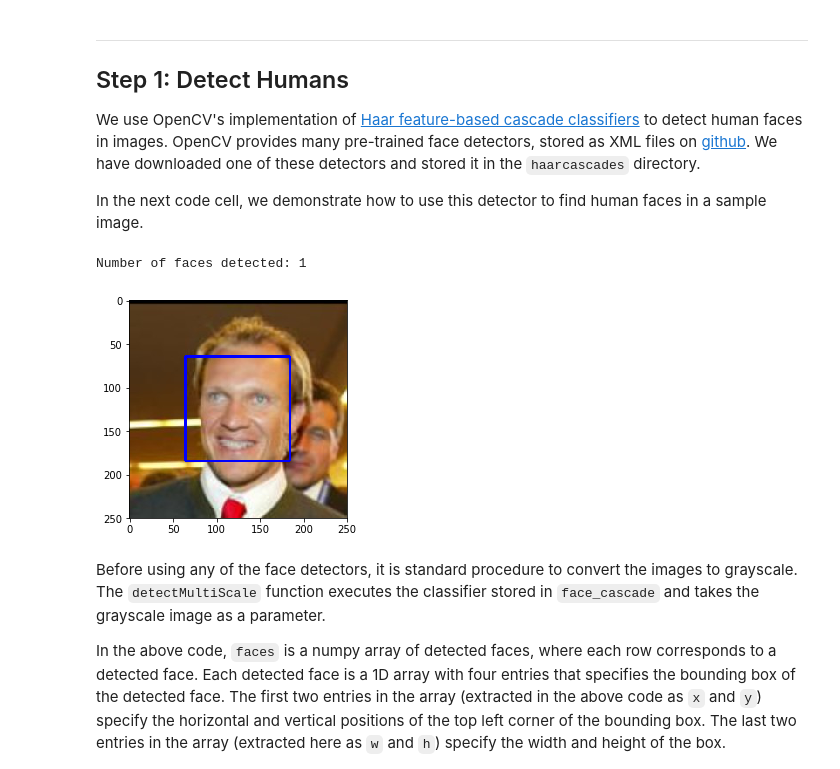
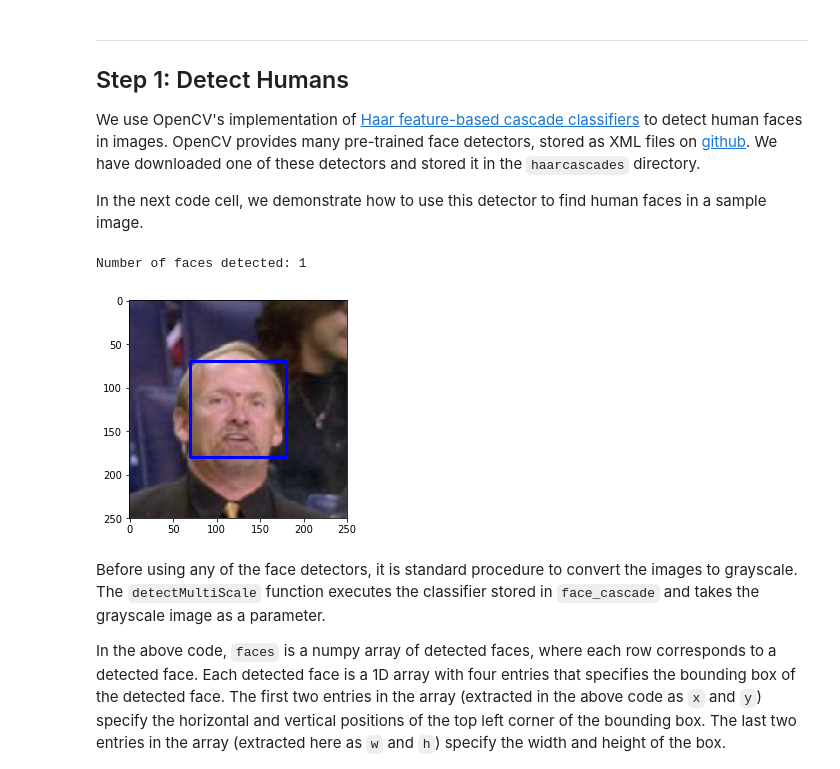
Before and after one commit to LeeonardoVargas/dog-project, a Jupyter notebook: dog_app.ipynb, the cells around one changed output. Saved outputs shown, nothing was run; the diff lists cells and outputs as text; code cells hidden in the pictures.

```diff
--- a/dog_app.ipynb
+++ b/dog_app.ipynb
@@ -122,35 +122,35 @@ def carregar_img_pasta(img):
 
 # extract pre-trained face detector
 face_cascade = cv2.CascadeClassifier('haarcascades/haarcascade_frontalface_alt.xml')
 
 # load color (BGR) image
 # Tinha um erro nessa linha, faltava colocar o nome do arquivo e sua extensão
-img = cv2.imread(carregar_img_pasta(human_files[10]))
+img = cv2.imread(carregar_img_pasta(human_files[4]))
 # img = cv2.imread(human_files[1] + '/Ted_Turner_0001.jpg')
 
 # convert BGR image to grayscale
 gray = cv2.cvtColor(img, cv2.COLOR_BGR2GRAY)
 
 # find faces in image
 faces = face_cascade.detectMultiScale(gray)
 
 # print number of faces detected in the image
 print('Number of faces detected:', len(faces))
 
 # get bounding box for each detected face
 for (x,y,w,h) in faces:
     # add bounding box to color image
     cv2.rectangle(img,(x,y),(x+w,y+h),(255,0,0),2)
 
 # convert BGR image to RGB for plotting
 cv_rgb = cv2.cvtColor(img, cv2.COLOR_BGR2RGB)
 
 # display the image, along with bounding box
 plt.imshow(cv_rgb)
 plt.show()
 # %% [output]
 Number of faces detected: 1
-[figure, old version]
+[figure, new version]
 # %% [markdown]
 Before using any of the face detectors, it is standard procedure to convert the images to grayscale.  The `detectMultiScale` function executes the classifier stored in `face_cascade` and takes the grayscale image as a parameter.
 
```
Also changed, not shown: parts of 4 cells of this notebook.
